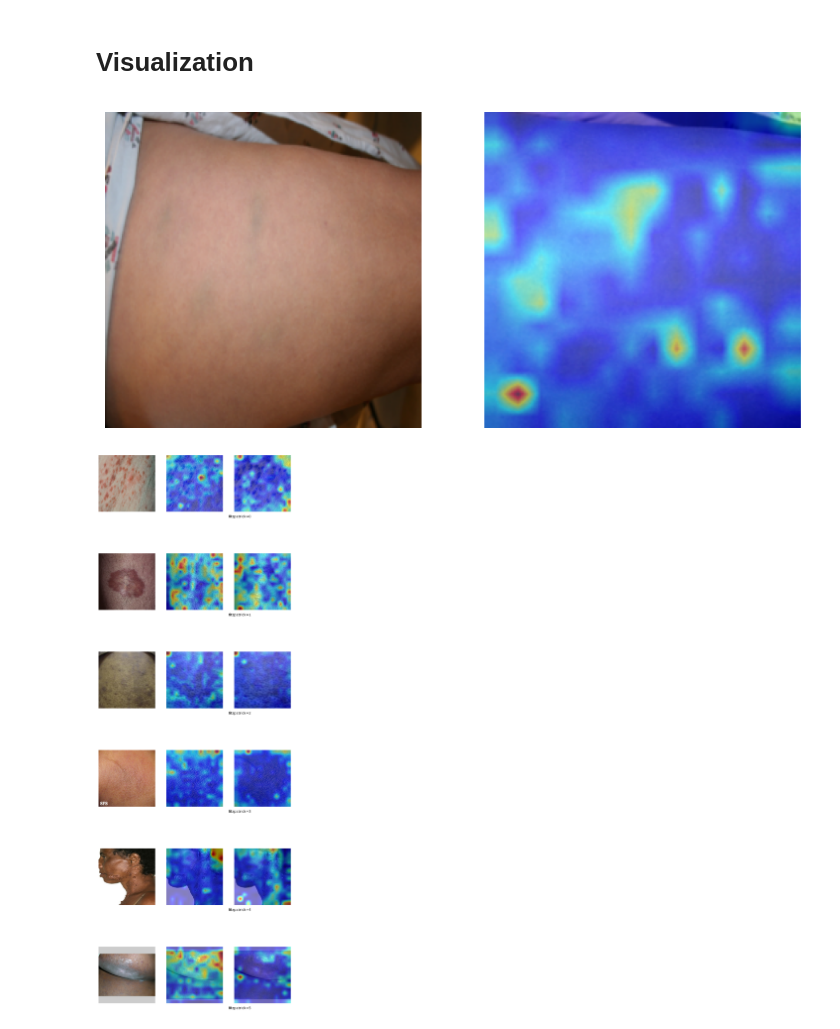
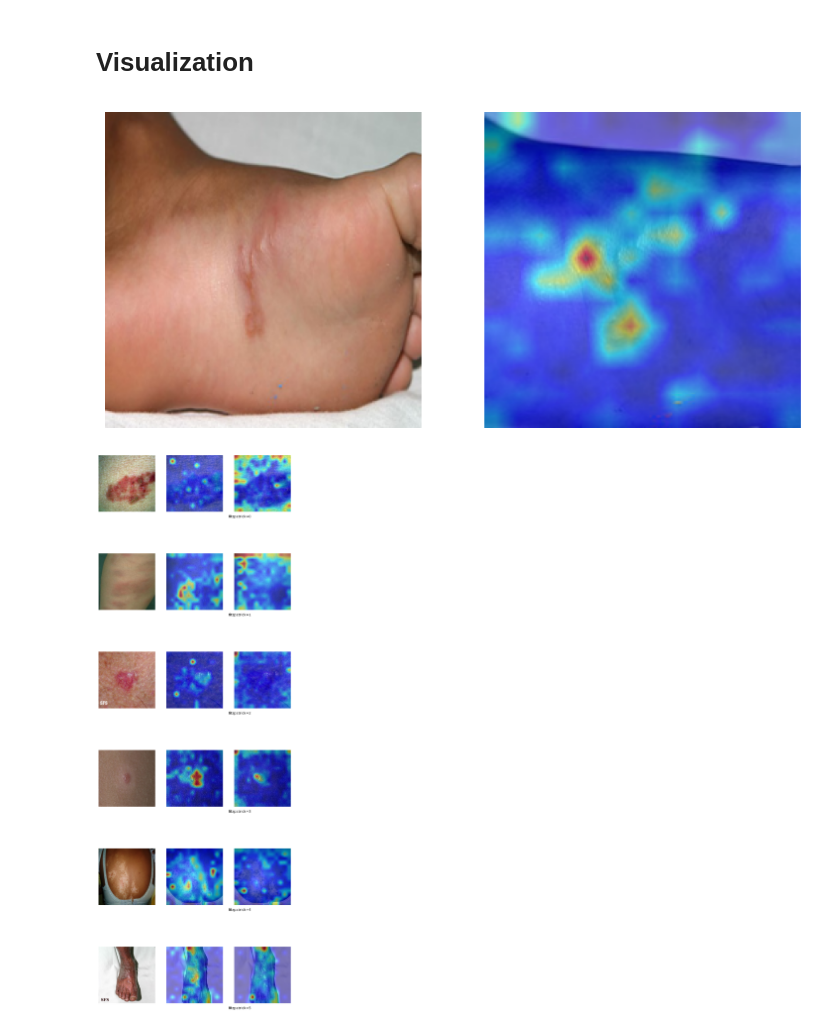
Before and after one commit to AliGhadirii/XTranPrune, a Jupyter notebook: Notebooks/Visual_Explanation_server.ipynb, the cells around one changed output. Cells and saved outputs as stored; diff of their text form; code cells hidden in the pictures.

```diff
--- a/Notebooks/Visual_Explanation_server.ipynb
+++ b/Notebooks/Visual_Explanation_server.ipynb
@@ -98,26 +98,26 @@ Weights load from /home/ali/Outputs/SkinFormer_2SABranch/DiT_S_LRP_2SABranch_che
 # %% [markdown]
 # Visualization
 # %%
-sample = fitz_dataset[0]
+sample = fitz_dataset[8]
 image = sample["image"]
 label = sample["high"]
 fitz = sample["fitzpatrick"]
 
 main_vis = generate_visualization(main_model, image, class_index=torch.tensor([label]))
 image = Image.open(os.path.join(root_image_dir, sample['hasher']+".jpg"))
 simple_transform = transforms.Compose([
     transforms.Resize((224, 224)),
     transforms.ToTensor(),
 ])
 image = simple_transform(image).permute(1, 2, 0)
 
 fig, axs = plt.subplots(1, 2, figsize=(10, 30))
 axs[0].imshow(image);
 axs[0].axis("off");
 axs[1].imshow(main_vis);
 axs[1].axis("off");
 # %% [output]
-[figure, old version]
+[figure, new version]
 # %%
 df = pd.read_csv(csv_path)
 df
@@ -128,6 +128,13 @@ for fitz in range(6):
 # %%
 indices = [0,1,2,3,4,5]
 # %%
+df = pd.read_csv(csv_path)
+df
+indices = []
+for fitz in range(6):
+  filtered_df = df[df["fitzpatrick"]==fitz]
+  indices.append(random.choice(filtered_df.index))
+
 fig, axs = plt.subplots(6, 3, figsize=(10, 30))
 simple_transform = transforms.Compose([
     transforms.Resize((224, 224)),
@@ -157,4 +164,4 @@ for i, idx in enumerate(indices):
   axs[i][2].axis("off");
   axs[i][0].text(2.5, -0.1, "fitzpatrick={}".format(sample["fitzpatrick"]), transform=axs[i][0].transAxes, ha="center");
 # %% [output]
-[figure, old version]
+[figure, new version]
```
Also changed, not shown: parts of 1 cell of this notebook, 1 other file.
